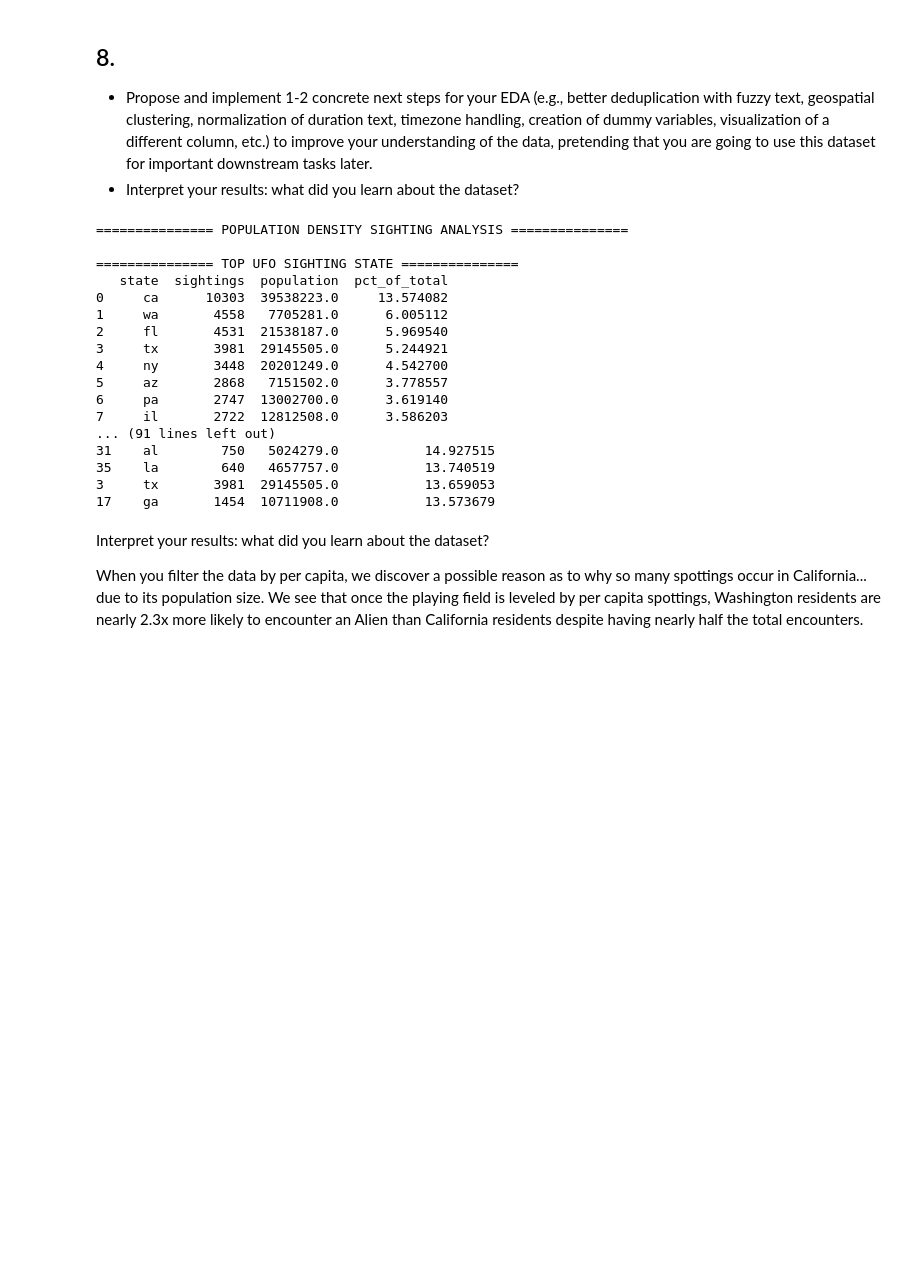
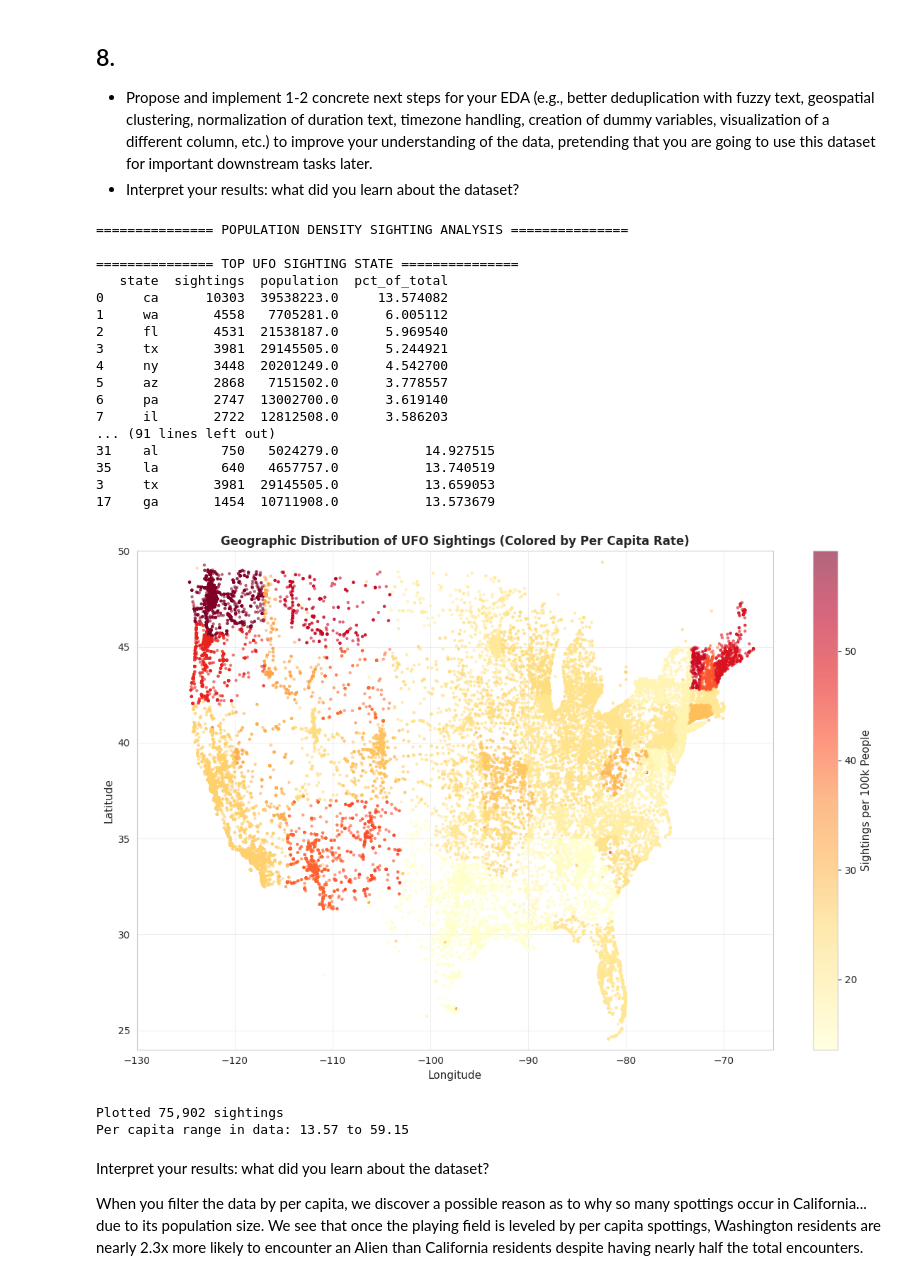
Before and after one commit to Ty700/CSCE_676, a Jupyter notebook: 335009542.ipynb, the cells around one changed output. Saved outputs shown, nothing was run; the diff lists cells and outputs as text; code cells hidden in the pictures; blank space fills up the shorter version.

```diff
--- a/335009542.ipynb
+++ b/335009542.ipynb
@@ -754,33 +768,88 @@ pop_analysis['sightings_per_100k'] = (
 
 total_us_sightings = pop_analysis['sightings'].sum()
 pop_analysis['pct_of_total'] = (
     pop_analysis['sightings'] / total_us_sightings * 100
 )
 
 
 print("\n=============== TOP UFO SIGHTING STATE ===============")
 print(pop_analysis.nlargest(50, 'sightings')[['state', 'sightings', 'population', 'pct_of_total']])
 
 print("\n=============== UFO SIGHTING STATES BY PER CAPITA ===============")
 print(pop_analysis.nlargest(50, 'sightings_per_100k')[['state', 'sightings', 'population', 'sightings_per_100k']])
+
+import matplotlib.pyplot as plt
+import numpy as np
+
+# Merge the population analysis with the main dataframe
+pdsg_ufo_merged = pdsg_ufo.merge(
+    pop_analysis[['state', 'sightings_per_100k']],
+    on='state',
+    how='left'
+)
+
+# Filter to US only (has lat/lon and per capita data)
+us_data = pdsg_ufo_merged[
+    (pdsg_ufo_merged['latitude'].notna()) &
+    (pdsg_ufo_merged['longitude'].notna()) &
+    (pdsg_ufo_merged['sightings_per_100k'].notna())
+].copy()
+
+# Create the scatter plot
+fig, ax = plt.subplots(figsize=(12, 8))
+
+scatter = ax.scatter(
+    us_data['longitude'],
+    us_data['latitude'],
+    c=us_data['sightings_per_100k'],
+    cmap='YlOrRd',  # Yellow-Orange-Red colormap
+    alpha=0.6,
+    s=10,
+    edgecolors='none'
+)
+
+# Add colorbar
+cbar = plt.colorbar(scatter, ax=ax)
+cbar.set_label('Sightings per 100k People', fontsize=11)
+
+# Labels and title
+ax.set_xlabel('Longitude', fontsize=11)
+ax.set_ylabel('Latitude', fontsize=11)
+ax.set_title('Geographic Distribution of UFO Sightings (Colored by Per Capita Rate)',
+             fontsize=12, fontweight='bold')
+ax.grid(alpha=0.3)
+
+# Set US bounds
+ax.set_xlim(-130, -65)
+ax.set_ylim(24, 50)
+
+plt.tight_layout()
+plt.savefig('ufo_geographic_percapita_heatmap.png', dpi=300, bbox_inches='tight')
+plt.show()
+
+print(f"\nPlotted {len(us_data):,} sightings")
+print(f"Per capita range in data: {us_data['sightings_per_100k'].min():.2f} to {us_data['sightings_per_100k'].max():.2f}")
 # %% [output]
 =============== POPULATION DENSITY SIGHTING ANALYSIS ===============
 
 =============== TOP UFO SIGHTING STATE ===============
    state  sightings  population  pct_of_total
 0     ca      10303  39538223.0     13.574082
 1     wa       4558   7705281.0      6.005112
 2     fl       4531  21538187.0      5.969540
 3     tx       3981  29145505.0      5.244921
 4     ny       3448  20201249.0      4.542700
 5     az       2868   7151502.0      3.778557
 6     pa       2747  13002700.0      3.619140
 7     il       2722  12812508.0      3.586203
 ... (91 lines left out)
 31    al        750   5024279.0           14.927515
 35    la        640   4657757.0           13.740519
 3     tx       3981  29145505.0           13.659053
 17    ga       1454  10711908.0           13.573679
+[figure, added]
+Plotted 75,902 sightings
+Per capita range in data: 13.57 to 59.15
 # %% [markdown]
 Interpret your results: what did you learn about the dataset?
 
```
Also changed, not shown: parts of 12 cells of this notebook.
